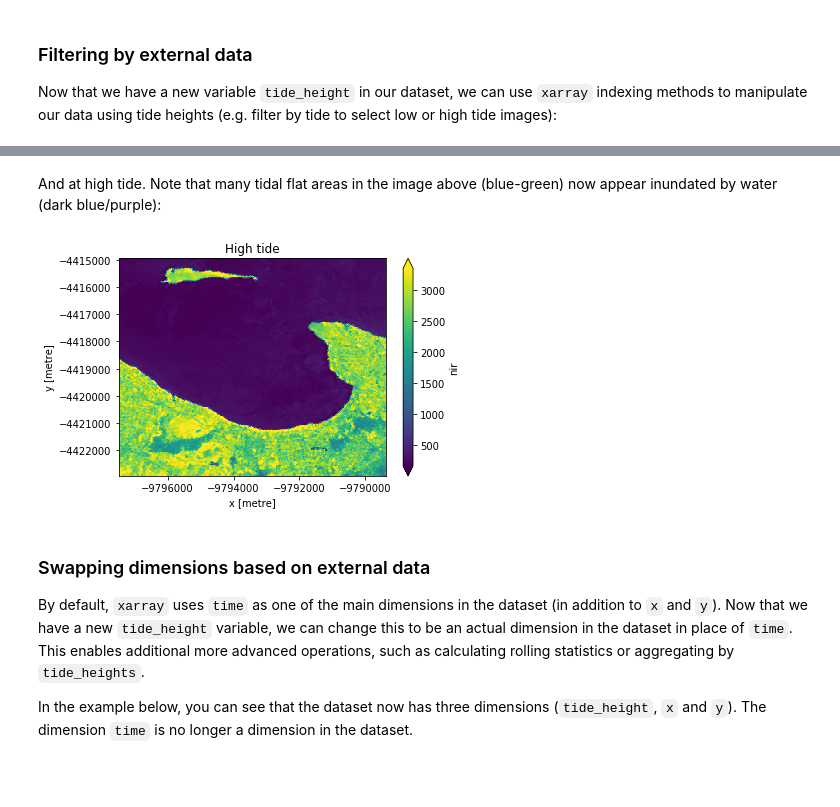
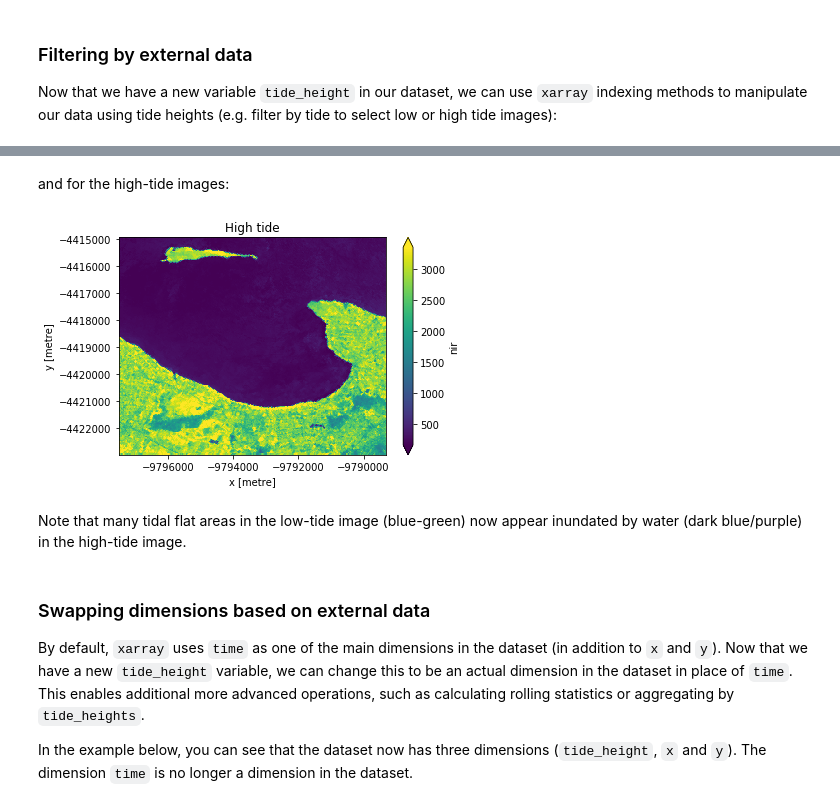
Before and after one commit to digitalearthafrica/deafrica-sandbox-notebooks, a Jupyter notebook: Frequently_used_code/Integrating_external_data.ipynb, the cells around one changed output, grey strips where cells are left out. Cells and saved outputs as stored; diff of their text form; code cells hidden in the pictures; blank space fills up the shorter version.

```diff
--- a/Frequently_used_code/Integrating_external_data.ipynb
+++ b/Frequently_used_code/Integrating_external_data.ipynb
@@ -174,13 +169,17 @@ plt.show()
+# %% [markdown]
+and for the high-tide images:
+# %%
+# Compute the median of all high tide images to produce a single cloud free image.
+high_tide_composite = high_tide_ds.median(dim='time', skipna=True, keep_attrs=False)
+
+# Plot the median high tide image
+high_tide_composite.nir.plot(robust=True)
+plt.title('High tide')
+plt.show()
+# %% [output]
+[figure, added]
 # %% [markdown]
-And at high tide. Note that many tidal flat areas in the image above (blue-green) now appear inundated by water (dark blue/purple):
+Note that many tidal flat areas in the low-tide image (blue-green) now appear inundated by water (dark blue/purple) in the high-tide image.
-# %%
-# Create a mosaic of all high tide images to produce a single cloud free image.
-high_tide_composite = create_median_mosaic(high_tide_ds.drop_vars(['tide_height']))
-high_tide_composite.nir.plot(robust=True)
-plt.title('High tide')
-plt.show()
-# %% [output]
-[figure, removed]
 # %% [markdown]
 ### Swapping dimensions based on external data
 By default, `xarray` uses `time` as one of the main dimensions in the dataset (in addition to `x` and `y`). Now that we have a new `tide_height` variable, we can change this to be an actual dimension in the dataset in place of `time`. This enables additional more advanced operations, such as calculating rolling statistics or aggregating by `tide_heights`.
```
Also changed, not shown: parts of 13 cells of this notebook.
